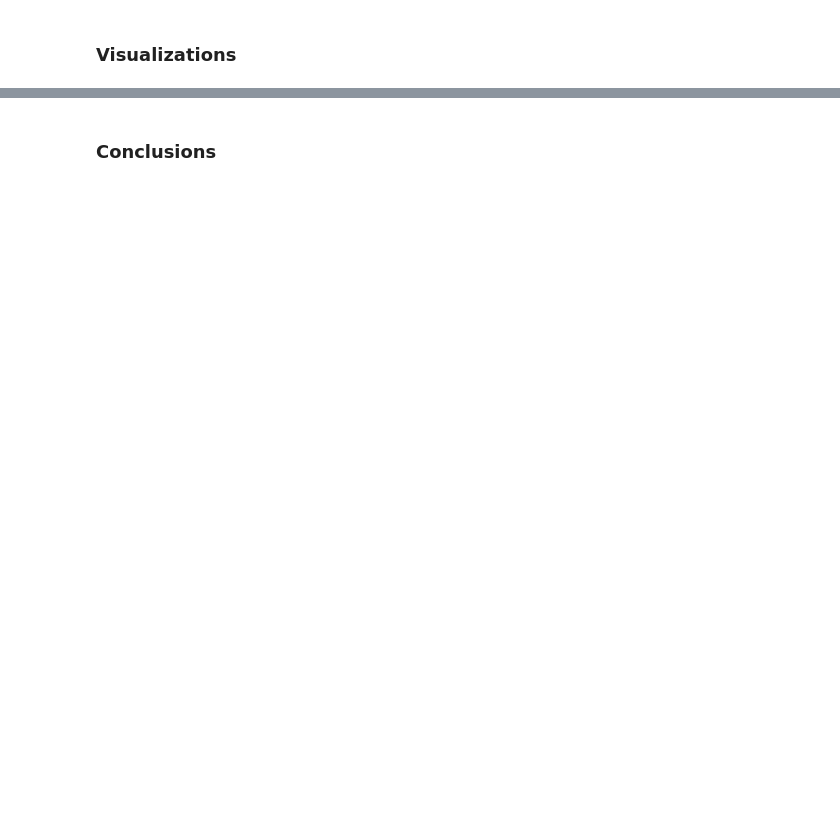
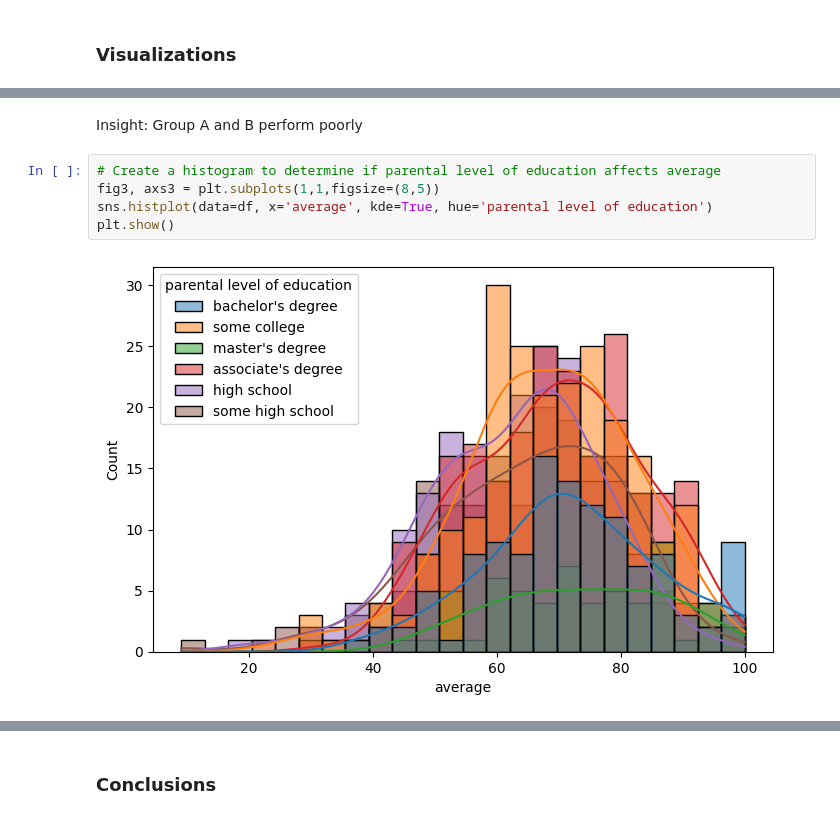
Before and after one commit to Emeryli/MachineLearningProject, a Jupyter notebook: notebook/EDA.ipynb, the cells around one changed output, grey strips where cells are left out. Saved outputs shown, nothing was run; the diff lists cells and outputs as text; blank space fills up the shorter version.

```diff
--- a/notebook/EDA.ipynb
+++ b/notebook/EDA.ipynb
@@ -149,0 +180,9 @@ test preparation course: ['none' 'completed']
+# %% [markdown]
+Insight: Group A and B perform poorly
+# %%
+# Create a histogram to determine if parental level of education affects average
+fig3, axs3 = plt.subplots(1,1,figsize=(8,5))
+sns.histplot(data=df, x='average', kde=True, hue='parental level of education')
+plt.show()
+# %% [output]
+[figure, added]
```
Also changed, not shown: parts of 13 cells of this notebook.
